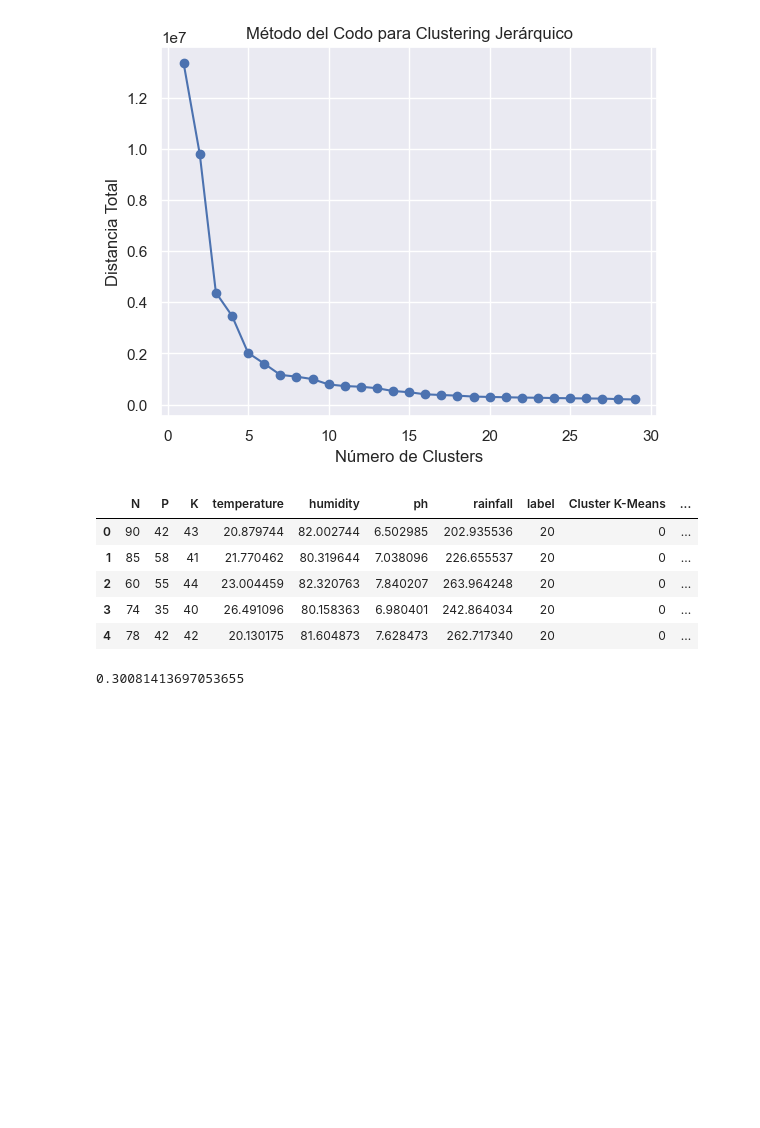
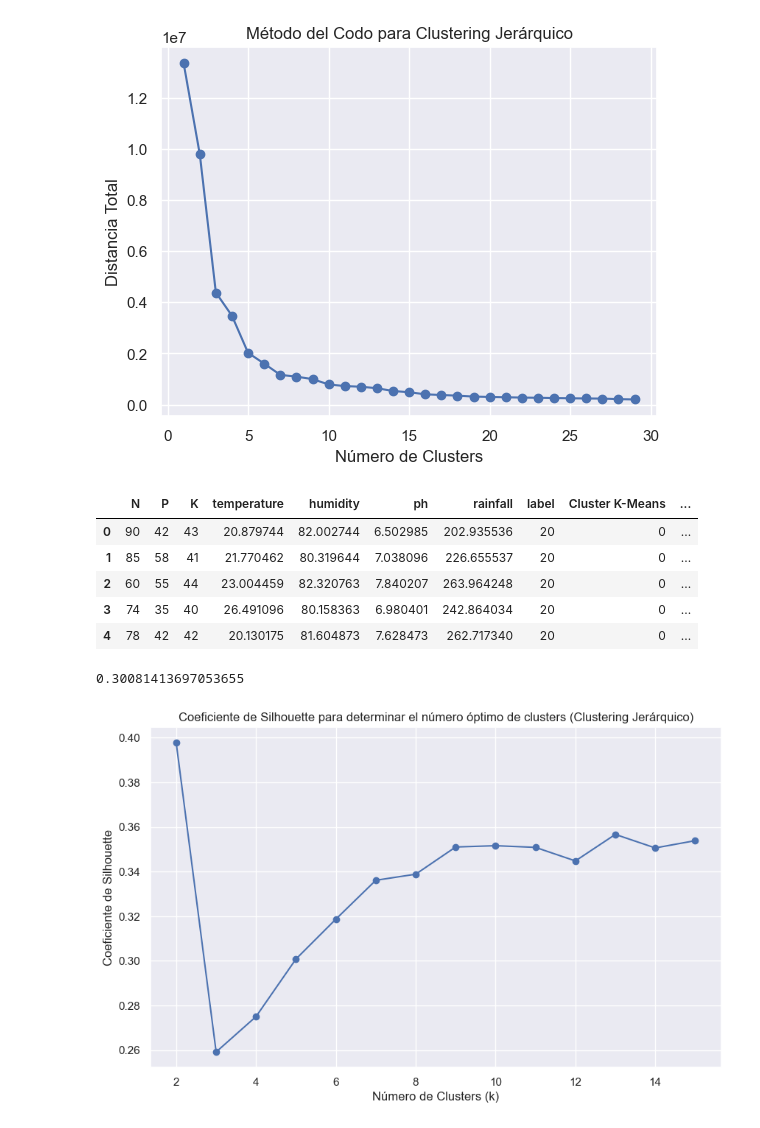
Before and after one commit to franciscodomingo/DataMining-Basics-2024, a Jupyter notebook: TP1.ipynb, the cells around one changed output. Drawn from its saved outputs; the diff is of its cells as text; code cells hidden in the pictures; blank space fills up the shorter version.

```diff
--- a/TP_1.ipynb
+++ b/TP1.ipynb
@@ -835,3 +893,26 @@ silhouette_avg = silhouette_score(df_std, cluster_assignments)
 silhouette_avg
 # %% [output]
 0.30081413697053655
+# %%
+def calculate_silhouette(df_std, k, linkage='ward'):
+    clustering = AgglomerativeClustering(n_clusters=k, linkage=linkage)
+    labels = clustering.fit_predict(df_std)
+    silhouette_avg = silhouette_score(df_std, labels)
+    sample_silhouette_values = silhouette_samples(df_std, labels)
+    return silhouette_avg, sample_silhouette_values
+
+max_k = 15
+
+silhouette_scores = []
+for k in range(2, max_k + 1):
+    silhouette_avg, _ = calculate_silhouette(df_std, k)
+    silhouette_scores.append(silhouette_avg)
+
+plt.figure(figsize=(10, 6))
+plt.plot(range(2, max_k + 1), silhouette_scores, marker='o')
+plt.xlabel('Número de Clusters (k)')
+plt.ylabel('Coeficiente de Silhouette')
+plt.title('Coeficiente de Silhouette para determinar el número óptimo de clusters (Clustering Jerárquico)')
+plt.show()
+# %% [output]
+[figure, added]
```
Also changed, not shown: parts of 21 cells of this notebook, 1 other file.
